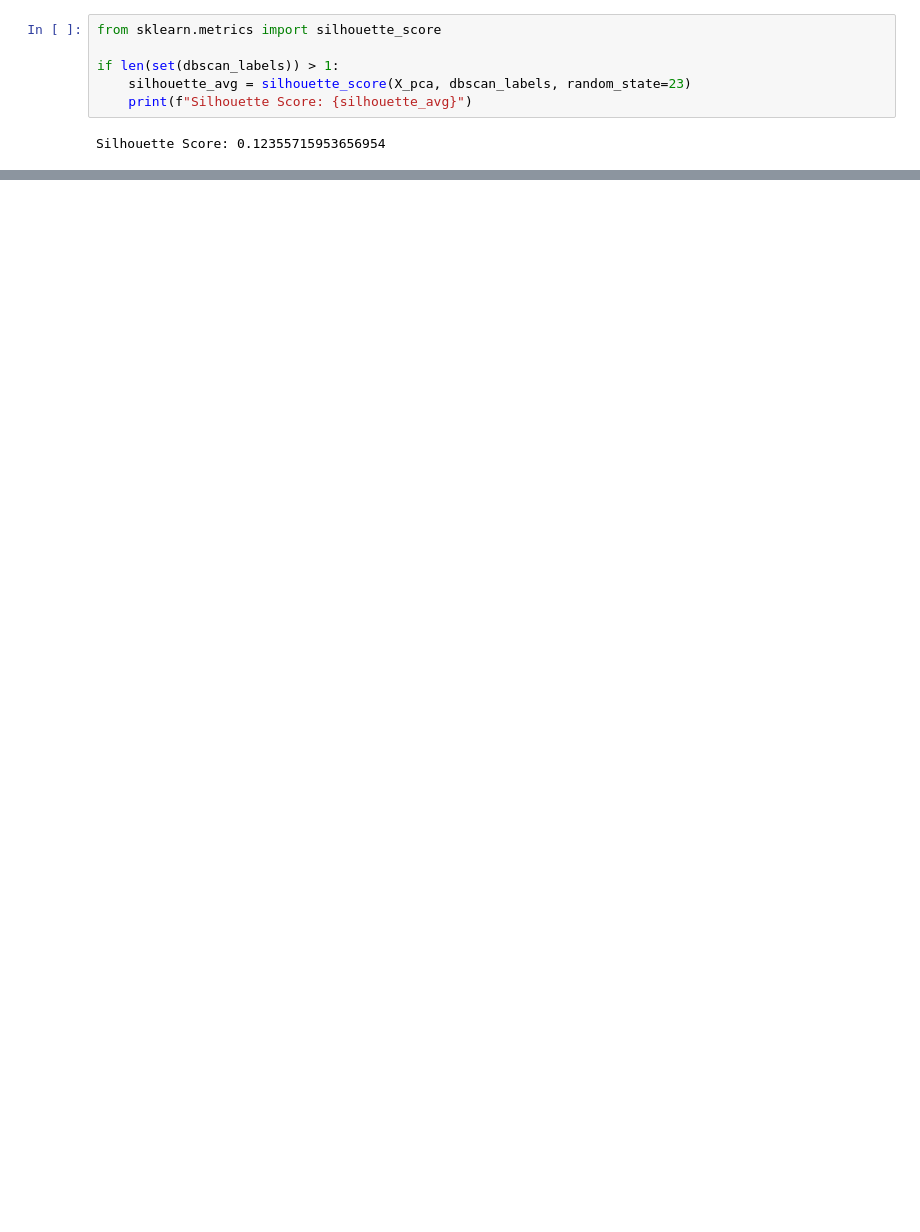
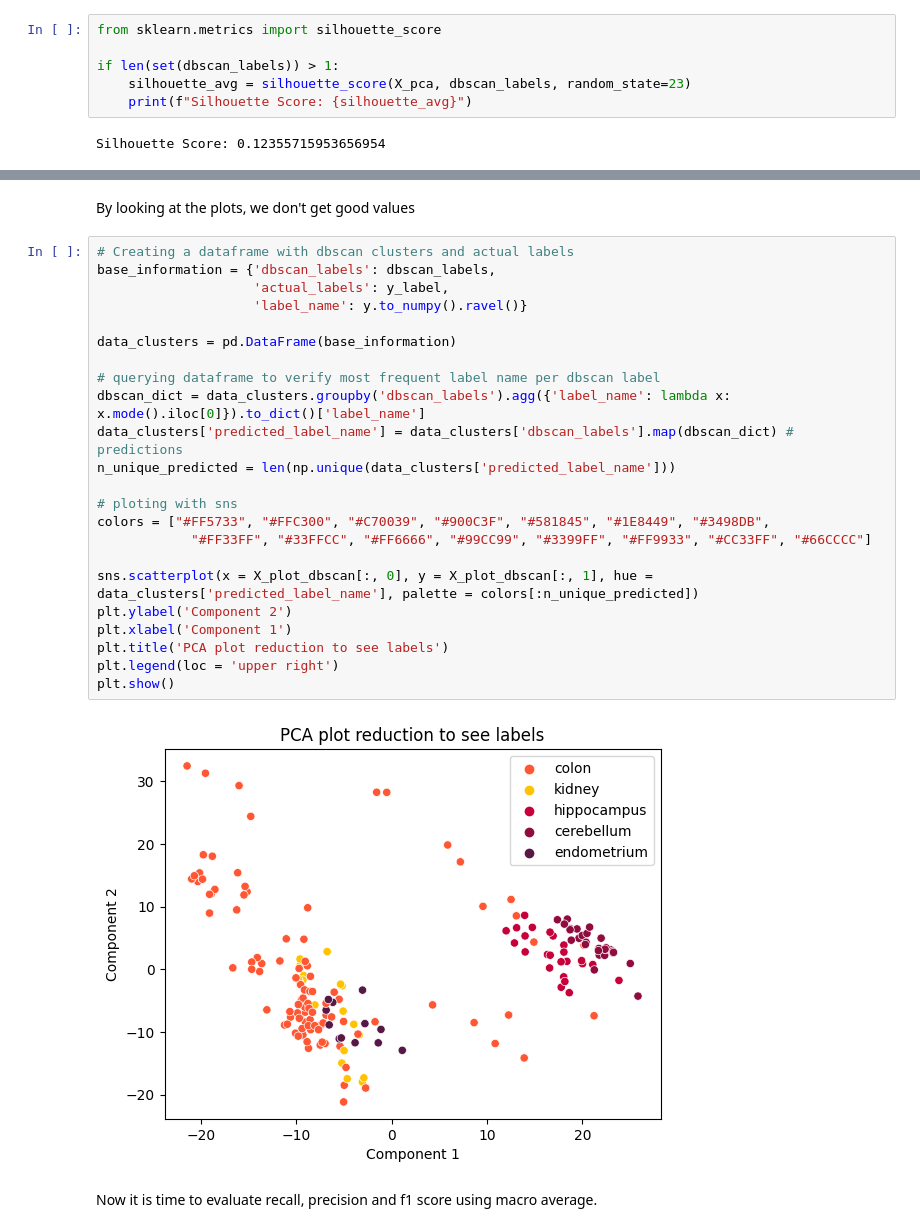
Before and after one commit to JoseGarayar/clustering_utec, a Jupyter notebook: notebook_jose.ipynb, the cells around one changed output, grey strips where cells are left out. Drawn from its saved outputs; the diff is of its cells as text; blank space fills up the shorter version.

```diff
--- a/notebook_jose.ipynb
+++ b/notebook_jose.ipynb
@@ -98,0 +201,29 @@ Silhouette Score: 0.12355715953656954
+# %% [markdown]
+By looking at the plots, we don't get good values
+# %%
+# Creating a dataframe with dbscan clusters and actual labels
+base_information = {'dbscan_labels': dbscan_labels,
+                    'actual_labels': y_label,
+                    'label_name': y.to_numpy().ravel()}
+
+data_clusters = pd.DataFrame(base_information)
+
+# querying dataframe to verify most frequent label name per dbscan label
+dbscan_dict = data_clusters.groupby('dbscan_labels').agg({'label_name': lambda x: x.mode().iloc[0]}).to_dict()['label_name']
+data_clusters['predicted_label_name'] = data_clusters['dbscan_labels'].map(dbscan_dict) # predictions
+n_unique_predicted = len(np.unique(data_clusters['predicted_label_name']))
+
+# ploting with sns
+colors = ["#FF5733", "#FFC300", "#C70039", "#900C3F", "#581845", "#1E8449", "#3498DB",
+            "#FF33FF", "#33FFCC", "#FF6666", "#99CC99", "#3399FF", "#FF9933", "#CC33FF", "#66CCCC"]
+
+sns.scatterplot(x = X_plot_dbscan[:, 0], y = X_plot_dbscan[:, 1], hue = data_clusters['predicted_label_name'], palette = colors[:n_unique_predicted])
+plt.ylabel('Component 2')
+plt.xlabel('Component 1')
+plt.title('PCA plot reduction to see labels')
+plt.legend(loc = 'upper right')
+plt.show()
+# %% [output]
+[figure, added]
+# %% [markdown]
+Now it is time to evaluate recall, precision and f1 score using macro average.
```
Also changed, not shown: parts of 12 cells of this notebook.
